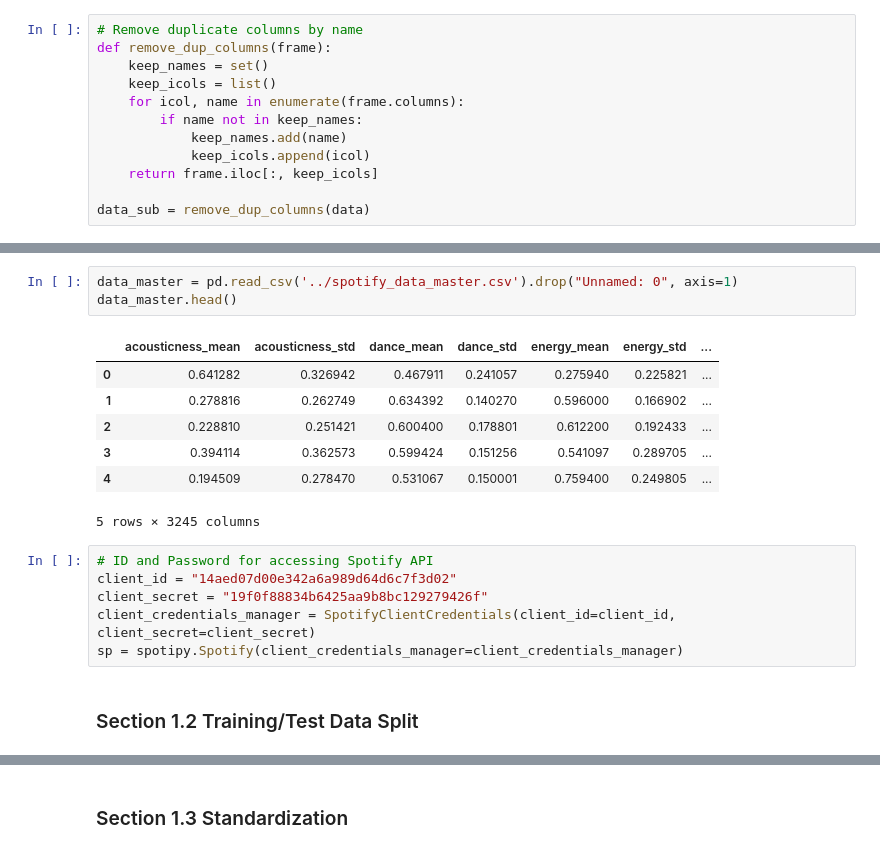
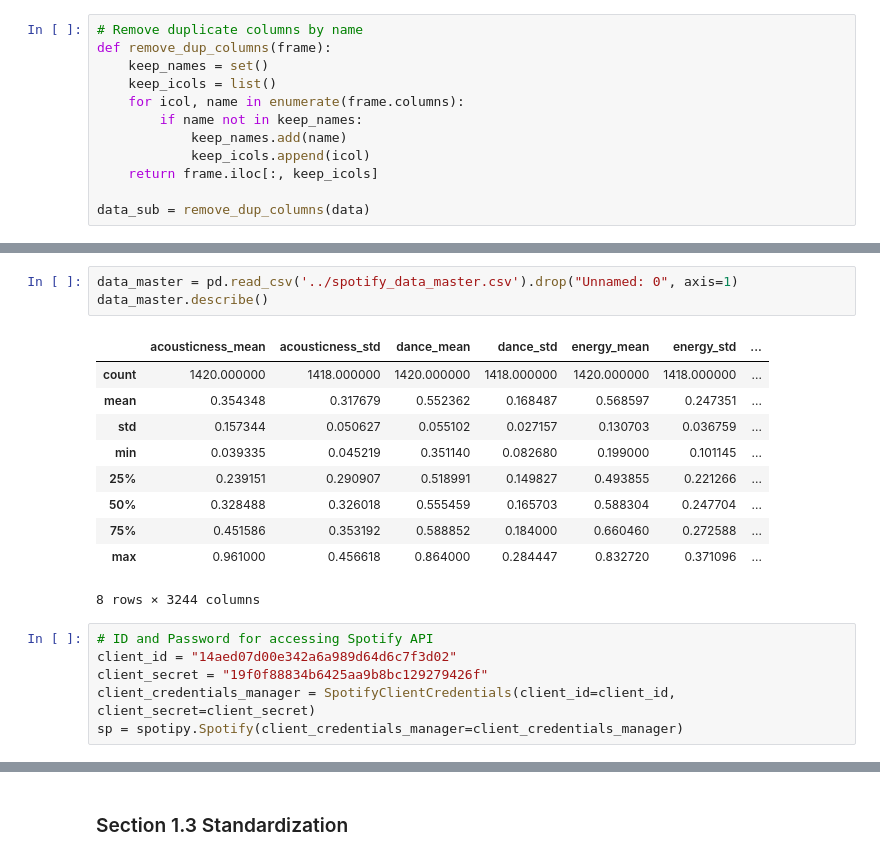
Before and after one commit to toledy/spotify, a Jupyter notebook: notebooks/generate_playlist.ipynb, the cells around one changed output, grey strips where cells are left out. Drawn from its saved outputs; the diff is of its cells as text.

```diff
--- a/notebooks/generate_playlist.ipynb
+++ b/notebooks/generate_playlist.ipynb
@@ -55,19 +68,20 @@ data_sub = remove_dup_columns(data)
 # %%
 data_master = pd.read_csv('../spotify_data_master.csv').drop("Unnamed: 0", axis=1)
-data_master.head()
+data_master.describe()
 # %% [output]
 |  | acousticness_mean | acousticness_std | dance_mean | dance_std | energy_mean | energy_std | ... |
-| 0 | 0.641282 | 0.326942 | 0.467911 | 0.241057 | 0.275940 | 0.225821 | ... |
-| 1 | 0.278816 | 0.262749 | 0.634392 | 0.140270 | 0.596000 | 0.166902 | ... |
-| 2 | 0.228810 | 0.251421 | 0.600400 | 0.178801 | 0.612200 | 0.192433 | ... |
-| 3 | 0.394114 | 0.362573 | 0.599424 | 0.151256 | 0.541097 | 0.289705 | ... |
-| 4 | 0.194509 | 0.278470 | 0.531067 | 0.150001 | 0.759400 | 0.249805 | ... |
+| count | 1420.000000 | 1418.000000 | 1420.000000 | 1418.000000 | 1420.000000 | 1418.000000 | ... |
+| mean | 0.354348 | 0.317679 | 0.552362 | 0.168487 | 0.568597 | 0.247351 | ... |
+| std | 0.157344 | 0.050627 | 0.055102 | 0.027157 | 0.130703 | 0.036759 | ... |
+| min | 0.039335 | 0.045219 | 0.351140 | 0.082680 | 0.199000 | 0.101145 | ... |
+| 25% | 0.239151 | 0.290907 | 0.518991 | 0.149827 | 0.493855 | 0.221266 | ... |
+| 50% | 0.328488 | 0.326018 | 0.555459 | 0.165703 | 0.588304 | 0.247704 | ... |
+| 75% | 0.451586 | 0.353192 | 0.588852 | 0.184000 | 0.660460 | 0.272588 | ... |
+| max | 0.961000 | 0.456618 | 0.864000 | 0.284447 | 0.832720 | 0.371096 | ... |
-5 rows × 3245 columns
+8 rows × 3244 columns
 # %%
 # ID and Password for accessing Spotify API
 client_id = "14aed07d00e342a6a989d64d6c7f3d02"
 client_secret = "19f0f88834b6425aa9b8bc129279426f"
 client_credentials_manager = SpotifyClientCredentials(client_id=client_id, client_secret=client_secret)
 sp = spotipy.Spotify(client_credentials_manager=client_credentials_manager)
-# %% [markdown]
-### Section 1.2 Training/Test Data Split
```
Also changed, not shown: parts of 23 cells of this notebook, 3 other files.
